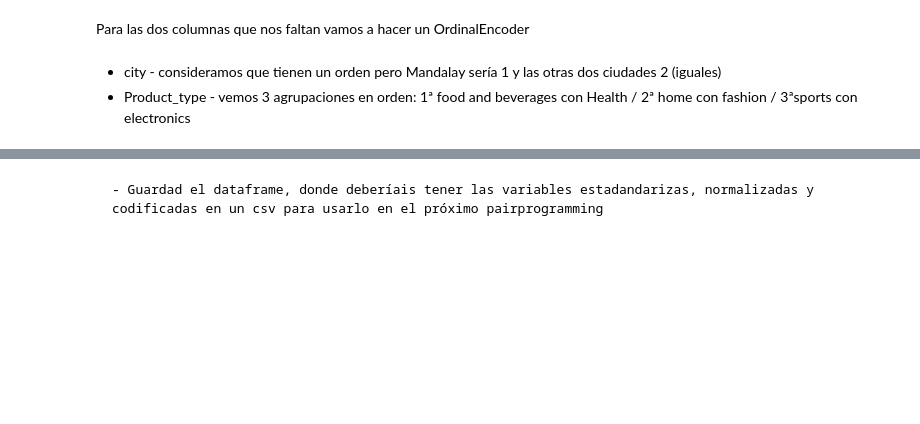
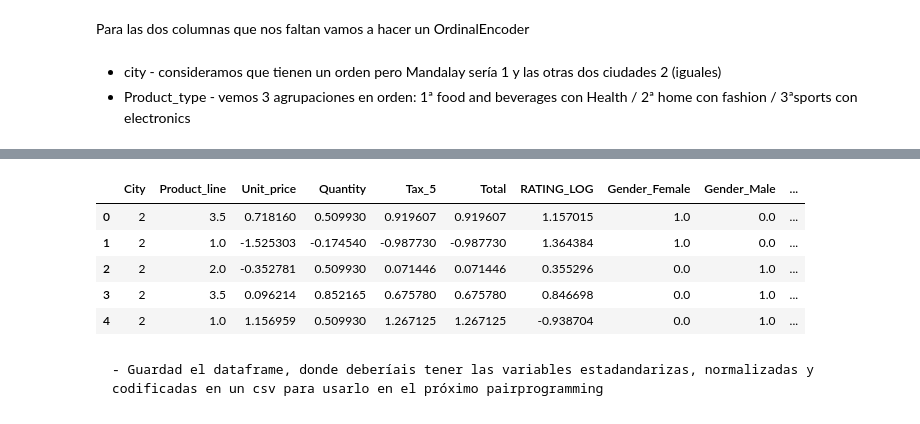
Before and after one commit to Adalab/Adalab-promo_d_da_modulo3_sprint1_Cristina_AnaBelen, a Jupyter notebook: regresion_lineal/8_encoding.ipynb, the cells around one changed output, grey strips where cells are left out. Cells and saved outputs as stored; diff of their text form; code cells hidden in the pictures; blank space fills up the shorter version.

```diff
--- a/regresion_lineal/8_encoding.ipynb
+++ b/regresion_lineal/8_encoding.ipynb
@@ -220,2 +239,19 @@ NameError: name 'OrdinalEncoder' is not defined
+# %%
+mapa2 = {"Sports and travel": 1, "Electronic accessories": 1,
+          "Fashion accessories": 1.8, "Home and lifestyle": 2,
+          "Health and beauty":3.5 , "Food and beverages": 4.3}
+# %%
+df_ordinal["Product_line"] = df_ordinal["Product_line"].map(mapa2)
+# %%
+df_ordinal.drop(['hora_compra'], axis = 1, inplace= True)
+# %%
+df_ordinal.head()
+# %% [output]
+|  | City | Product_line | Unit_price | Quantity | Tax_5 | Total | RATING_LOG | Gender_Female | Gender_Male | ... |
+| 0 | 2 | 3.5 | 0.718160 | 0.509930 | 0.919607 | 0.919607 | 1.157015 | 1.0 | 0.0 | ... |
+| 1 | 2 | 1.0 | -1.525303 | -0.174540 | -0.987730 | -0.987730 | 1.364384 | 1.0 | 0.0 | ... |
+| 2 | 2 | 2.0 | -0.352781 | 0.509930 | 0.071446 | 0.071446 | 0.355296 | 0.0 | 1.0 | ... |
+| 3 | 2 | 3.5 | 0.096214 | 0.852165 | 0.675780 | 0.675780 | 0.846698 | 0.0 | 1.0 | ... |
+| 4 | 2 | 1.0 | 1.156959 | 0.509930 | 1.267125 | 1.267125 | -0.938704 | 0.0 | 1.0 | ... |
 # %% [markdown]
     - Guardad el dataframe, donde deberíais tener las variables estadandarizas, normalizadas y codificadas en un csv para usarlo en el próximo pairprogramming
```
Also changed, not shown: parts of 11 cells of this notebook, 5 other files.
